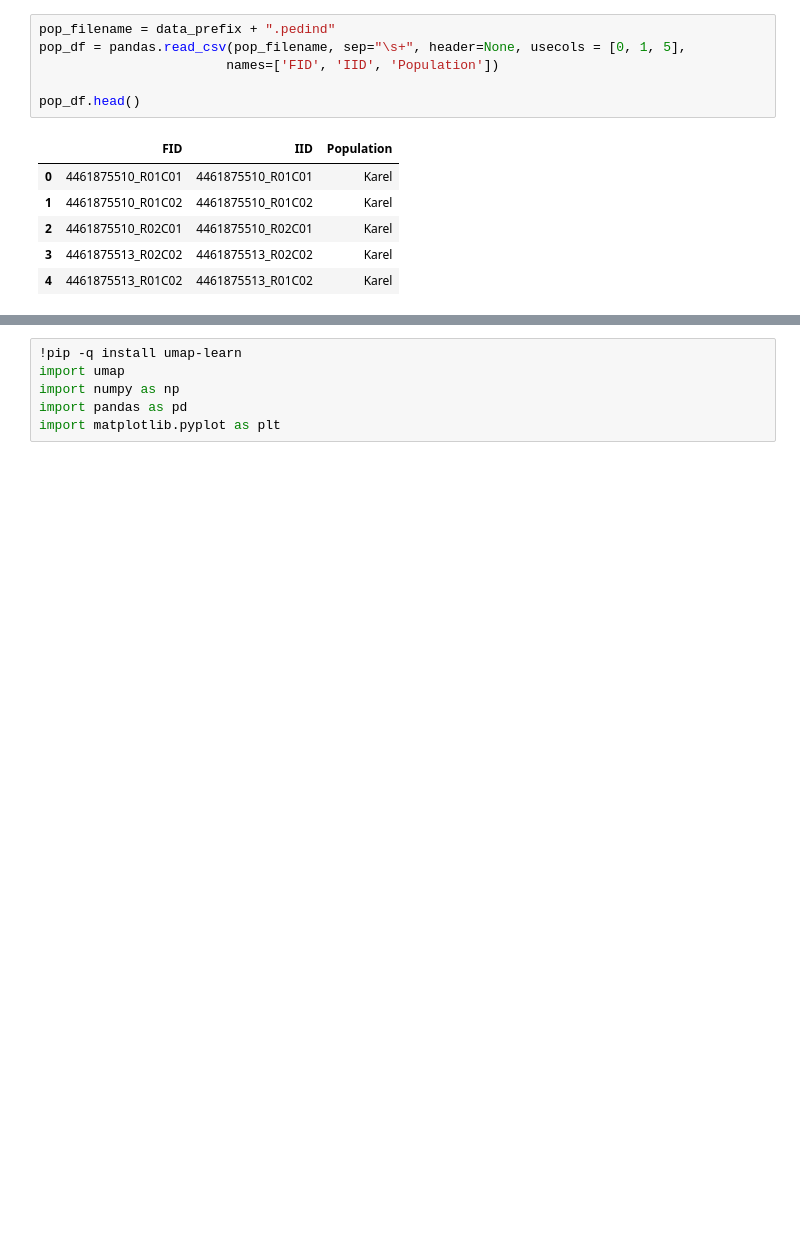
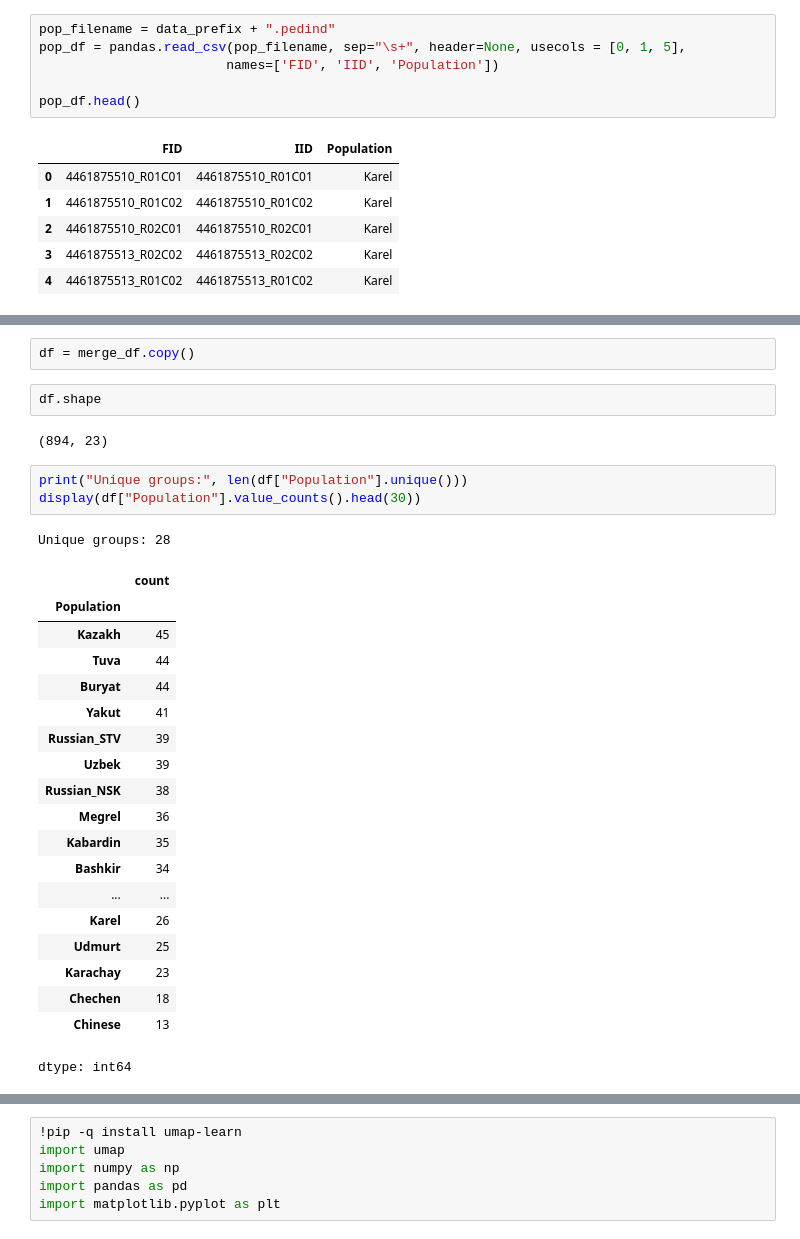
Before and after one commit to AnnyNny/population_classification, a Jupyter notebook: Russian_population_ML.ipynb, the cells around one changed output, grey strips where cells are left out. Drawn from its saved outputs; the diff is of its cells as text; blank space fills up the shorter version.

```diff
--- a/Russian_population_ML.ipynb
+++ b/Russian_population_ML.ipynb
@@ -610,0 +130,30 @@ plt.show()
+# %%
+df = merge_df.copy()
+# %%
+df.shape
+# %% [output]
+(894, 23)
+# %%
+print("Unique groups:", len(df["Population"].unique()))
+display(df["Population"].value_counts().head(30))
+# %% [output]
+Unique groups: 28
+|  | count |
+| Population |  |
+| Kazakh | 45 |
+| Tuva | 44 |
+| Buryat | 44 |
+| Yakut | 41 |
+| Russian_STV | 39 |
+| Uzbek | 39 |
+| Russian_NSK | 38 |
+| Megrel | 36 |
+| Kabardin | 35 |
+| Bashkir | 34 |
+| ... | ... |
+| Karel | 26 |
+| Udmurt | 25 |
+| Karachay | 23 |
+| Chechen | 18 |
+| Chinese | 13 |
+dtype: int64
```
Also changed, not shown: parts of 62 cells of this notebook.
